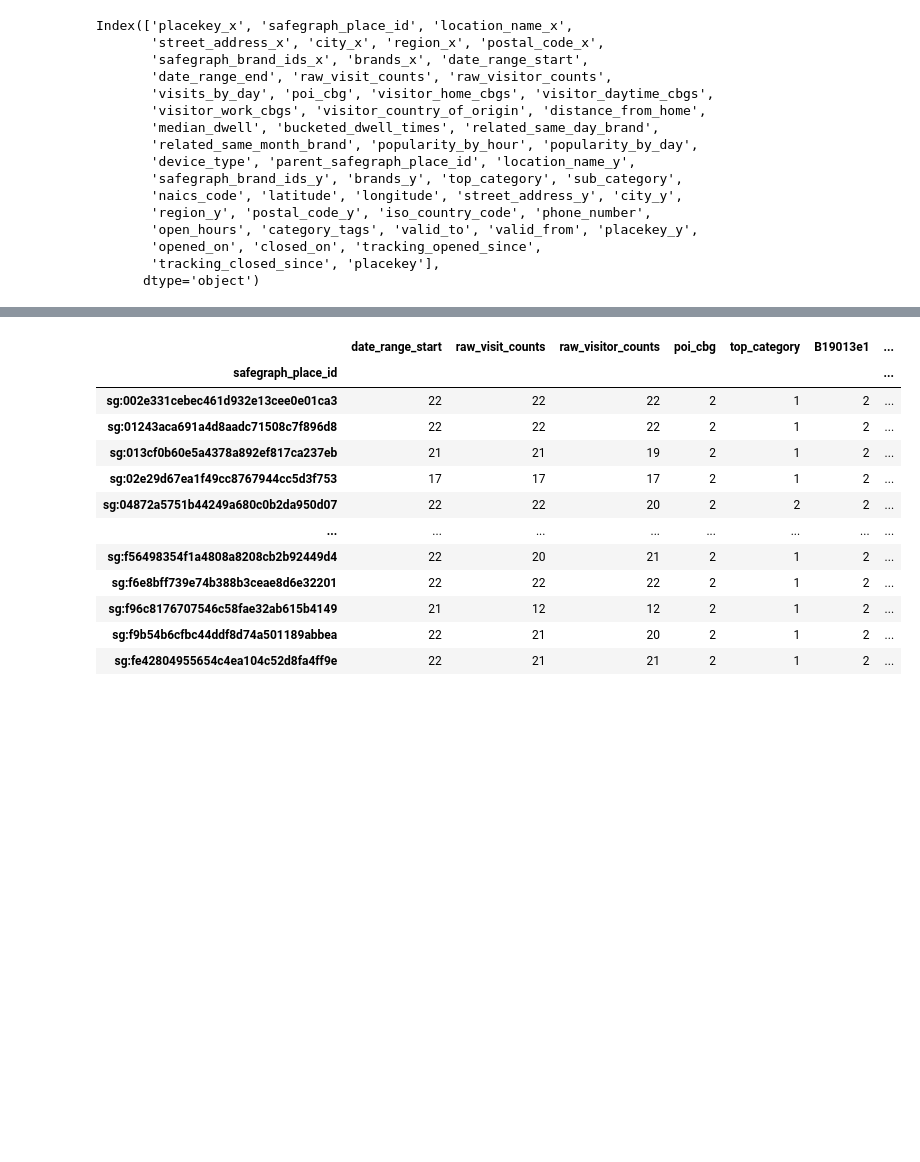
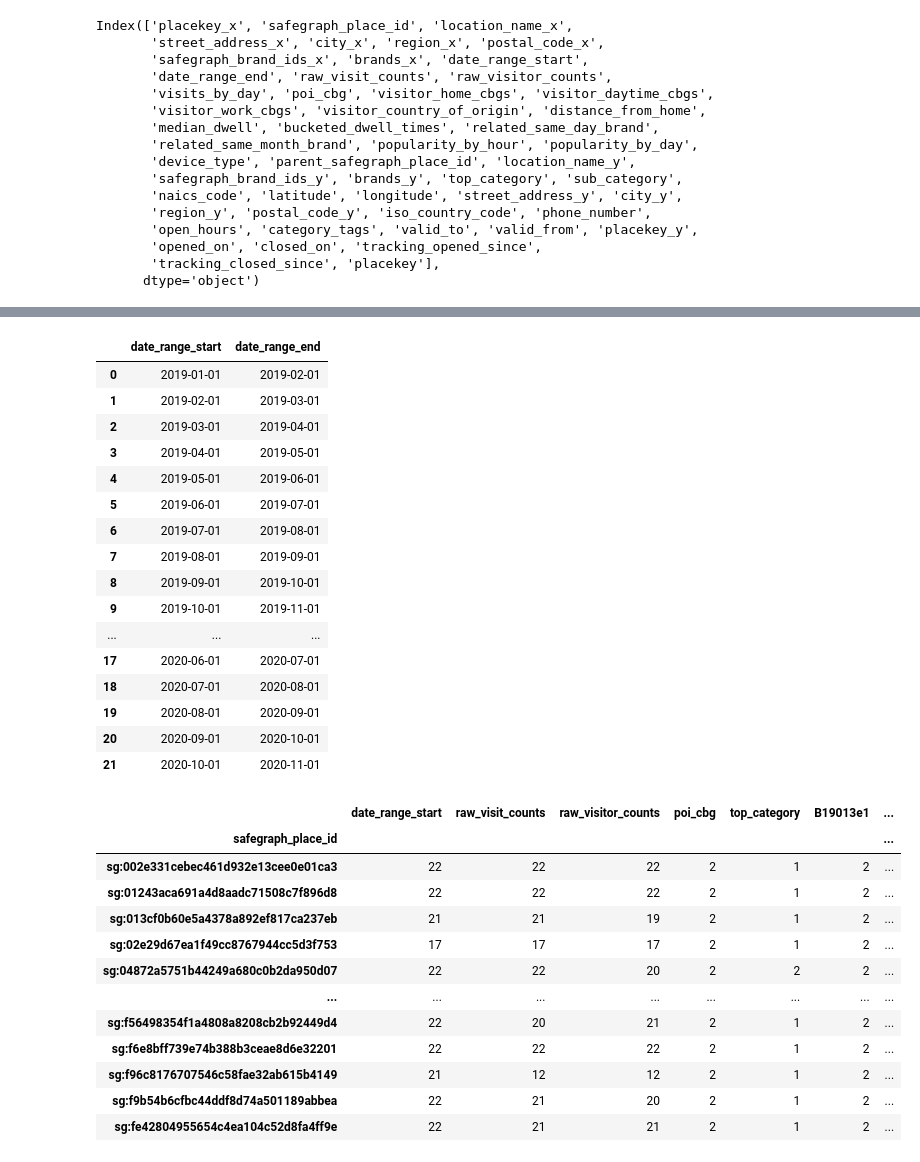
Before and after one commit to hkronenb/HK_DATS_Practicum, a Jupyter notebook: notebooks/Places Clustering First Try.ipynb, the cells around one changed output, grey strips where cells are left out. Cells and saved outputs as stored; diff of their text form; code cells hidden in the pictures; blank space fills up the shorter version.

```diff
--- a/notebooks/Places Clustering First Try.ipynb
+++ b/notebooks/Places Clustering First Try.ipynb
@@ -72,9 +72,11 @@ Index(['placekey_x', 'safegraph_place_id', 'location_name_x',
        'tracking_closed_since', 'placekey'],
       dtype='object')
 # %%
-philly_patterns= philly_patterns[['safegraph_place_id','date_range_start',
+philly_patterns= philly_patterns[['safegraph_place_id','date_range_start', 'date_range_end',
              'raw_visit_counts', 'raw_visitor_counts', 'poi_cbg','top_category']]
 philly_patterns['poi_cbg'] = philly_patterns['poi_cbg'].astype(int)
+philly_patterns['date_range_start'] = pd.to_datetime(philly_patterns['date_range_start'])
+philly_patterns['date_range_end'] = pd.to_datetime(philly_patterns['date_range_end'].apply(lambda x: x[:10]))
 # %%
 census_path = DATA_DIR / 'raw' / 'open-census-data'
 files = [file for file in census_path.glob('**/cbg_b19.csv')]
@@ -97,0 +125,22 @@ philly_patterns.tail()
+# %%
+date_ranges = philly_patterns[['date_range_start', 'date_range_end']].drop_duplicates().sort_values('date_range_start').reset_index(drop = True)
+# %%
+date_ranges
+# %% [output]
+|  | date_range_start | date_range_end |
+| 0 | 2019-01-01 | 2019-02-01 |
+| 1 | 2019-02-01 | 2019-03-01 |
+| 2 | 2019-03-01 | 2019-04-01 |
+| 3 | 2019-04-01 | 2019-05-01 |
+| 4 | 2019-05-01 | 2019-06-01 |
+| 5 | 2019-06-01 | 2019-07-01 |
+| 6 | 2019-07-01 | 2019-08-01 |
+| 7 | 2019-08-01 | 2019-09-01 |
+| 8 | 2019-09-01 | 2019-10-01 |
+| 9 | 2019-10-01 | 2019-11-01 |
+| ... | ... | ... |
+| 17 | 2020-06-01 | 2020-07-01 |
+| 18 | 2020-07-01 | 2020-08-01 |
+| 19 | 2020-08-01 | 2020-09-01 |
+| 20 | 2020-09-01 | 2020-10-01 |
+| 21 | 2020-10-01 | 2020-11-01 |
```
Also changed, not shown: parts of 28 cells of this notebook.
